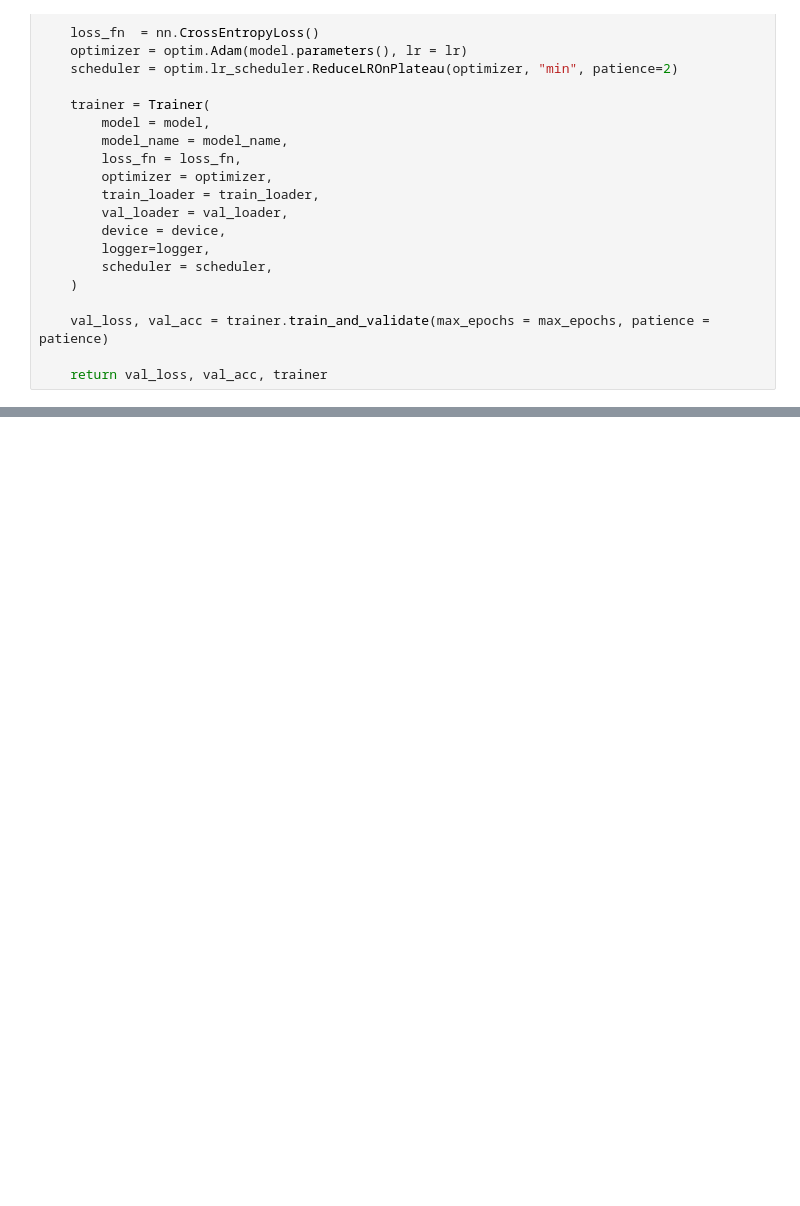
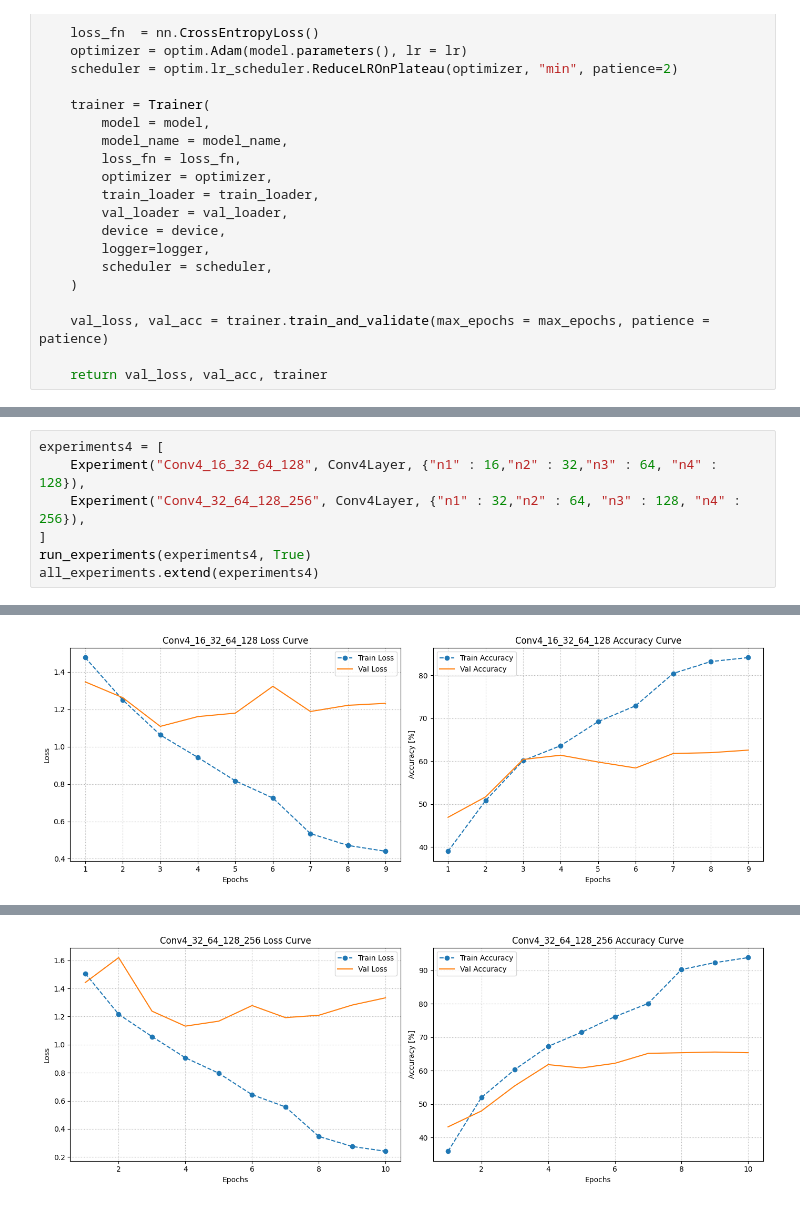
Before and after one commit to marekstorek/trash_classifier, a Jupyter notebook: ml/experiments.ipynb, the cells around one changed output, grey strips where cells are left out. Saved outputs shown, nothing was run; the diff lists cells and outputs as text; blank space fills up the shorter version.

```diff
--- a/ml/experiments.ipynb
+++ b/ml/experiments.ipynb
@@ -92,0 +120,8 @@ Conv1_64: validation loss: 3.12317749391688, validation accuracy: 0.572277227722
+# %%
+experiments4 = [
+    Experiment("Conv4_16_32_64_128", Conv4Layer, {"n1" : 16,"n2" : 32,"n3" : 64, "n4" : 128}),
+    Experiment("Conv4_32_64_128_256", Conv4Layer, {"n1" : 32,"n2" : 64, "n3" : 128, "n4" : 256}),
+]
+run_experiments(experiments4, True)
+all_experiments.extend(experiments4)
+# %% [output]
@@ -92,0 +129 @@ Conv1_64: validation loss: 3.12317749391688, validation accuracy: 0.572277227722
+[figure, added]
@@ -92,0 +131 @@ Conv1_64: validation loss: 3.12317749391688, validation accuracy: 0.572277227722
+[figure, added]
```
Also changed, not shown: parts of 7 cells of this notebook, 1 other file.
